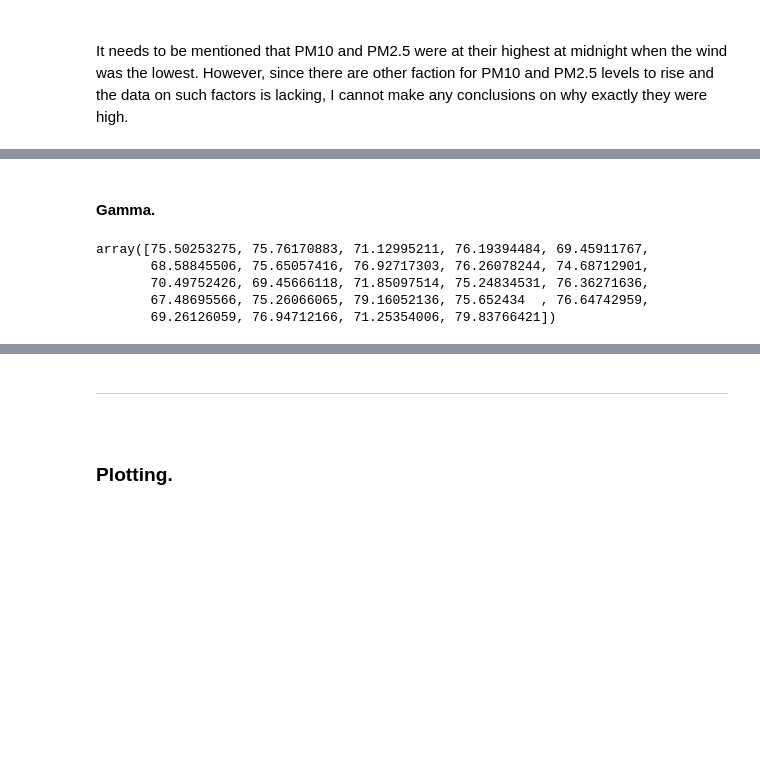
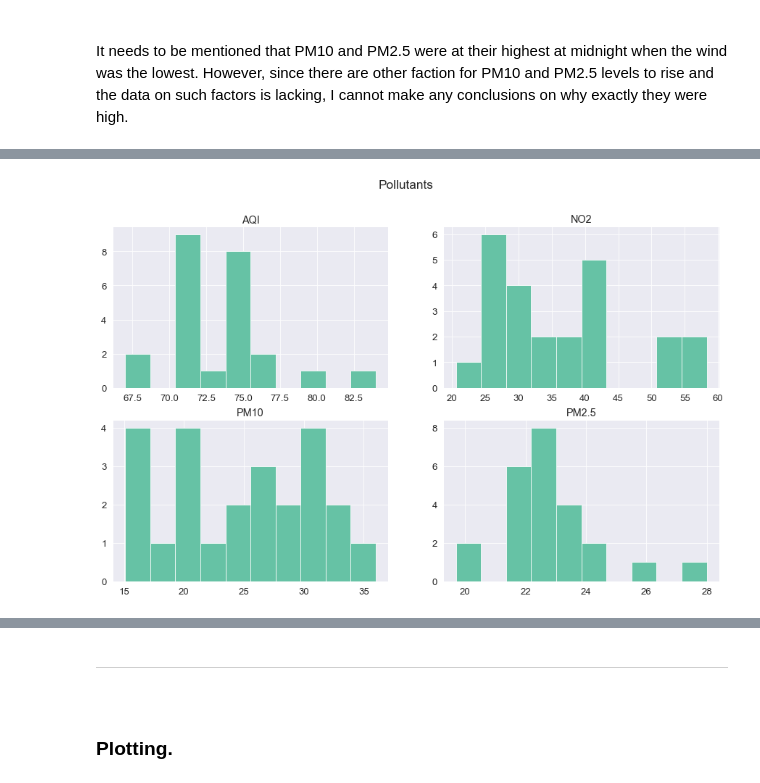
Before and after one commit to olgarozhdestvina/Air-Pollution-in-Dublin, a Jupyter notebook: Dublin_Air_Pollution.ipynb, the cells around one changed output, grey strips where cells are left out. Cells and saved outputs as stored; diff of their text form; code cells hidden in the pictures; blank space fills up the shorter version.

```diff
--- a/Dublin_Air_Pollution.ipynb
+++ b/Dublin_Air_Pollution.ipynb
@@ -256,15 +257,28 @@ AQI_scale = (AQI_std**2)/AQI_mean
-# %% [markdown]
-#### Gamma.
-# %%
-# Draw samples from gamma distribution.
-s_gamma = gen.gamma(AQI_shape, AQI_scale, 24)
-
-# Display the data.
-s_gamma
-# %% [output]
-array([75.50253275, 75.76170883, 71.12995211, 76.19394484, 69.45911767,
-       68.58845506, 75.65057416, 76.92717303, 76.26078244, 74.68712901,
-       70.49752426, 69.45666118, 71.85097514, 75.24834531, 76.36271636,
-       67.48695566, 75.26066065, 79.16052136, 75.652434  , 76.64742959,
-       69.26126059, 76.94712166, 71.25354006, 79.83766421])
+# %%
+# Create a figure and a set of subplots 2x2.
+fig, [[ax1, ax2],[ax3,ax4]] = plt.subplots(2,2)
+
+#Set a title.
+fig.suptitle("Pollutants")
+
+# Plot for AQI.
+ax1.hist(df['AQI'])
+ax1.set_title("AQI")
+
+# Plot for NO2.
+ax2.hist(df['NO2'])
+ax2.set_title("NO2")
+
+# Plot for PM10.
+ax3.hist(df['PM10'])
+ax3.set_title("PM10")
+
+# Plot for PM2.5.
+ax4.hist(df['PM2.5'])
+ax4.set_title("PM2.5")
+
+# Show plots.
+plt.show()
+# %% [output]
+[figure, added]
 # %%
```
Also changed, not shown: parts of 22 cells of this notebook.
